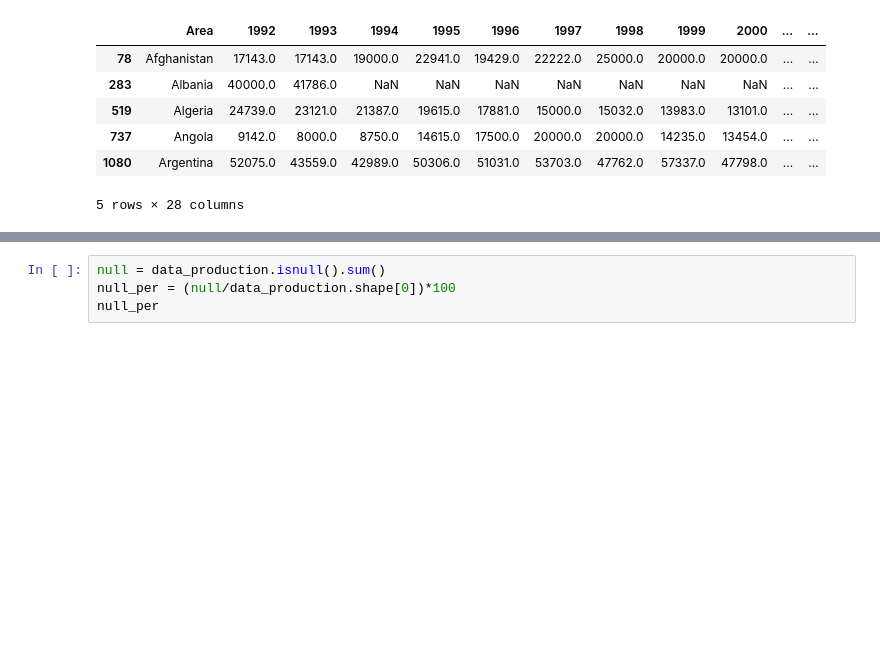
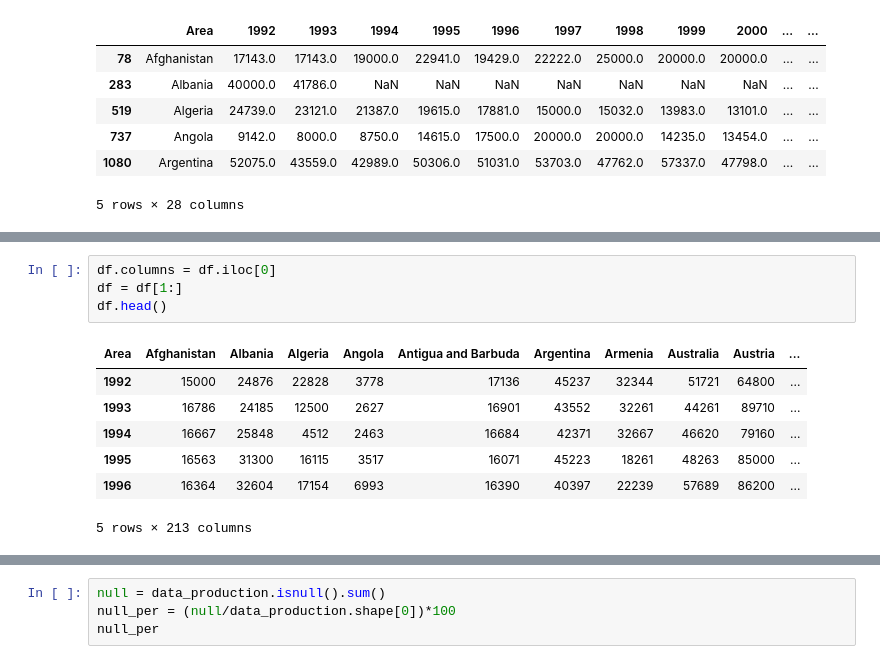
Before and after one commit to vishalgardas/FAO, a Jupyter notebook: FAO.ipynb, the cells around one changed output, grey strips where cells are left out. Cells and saved outputs as stored; diff of their text form; blank space fills up the shorter version.

```diff
--- a/FAO.ipynb
+++ b/FAO.ipynb
@@ -244,0 +246,12 @@ data_yield_rice.head()
+# %%
+df.columns = df.iloc[0]
+df = df[1:]
+df.head()
+# %% [output]
+| Area | Afghanistan | Albania | Algeria | Angola | Antigua and Barbuda | Argentina | Armenia | Australia | Austria | ... |
+| 1992 | 15000 | 24876 | 22828 | 3778 | 17136 | 45237 | 32344 | 51721 | 64800 | ... |
+| 1993 | 16786 | 24185 | 12500 | 2627 | 16901 | 43552 | 32261 | 44261 | 89710 | ... |
+| 1994 | 16667 | 25848 | 4512 | 2463 | 16684 | 42371 | 32667 | 46620 | 79160 | ... |
+| 1995 | 16563 | 31300 | 16115 | 3517 | 16071 | 45223 | 18261 | 48263 | 85000 | ... |
+| 1996 | 16364 | 32604 | 17154 | 6993 | 16390 | 40397 | 22239 | 57689 | 86200 | ... |
+5 rows × 213 columns
```
Also changed, not shown: parts of 5 cells of this notebook.
